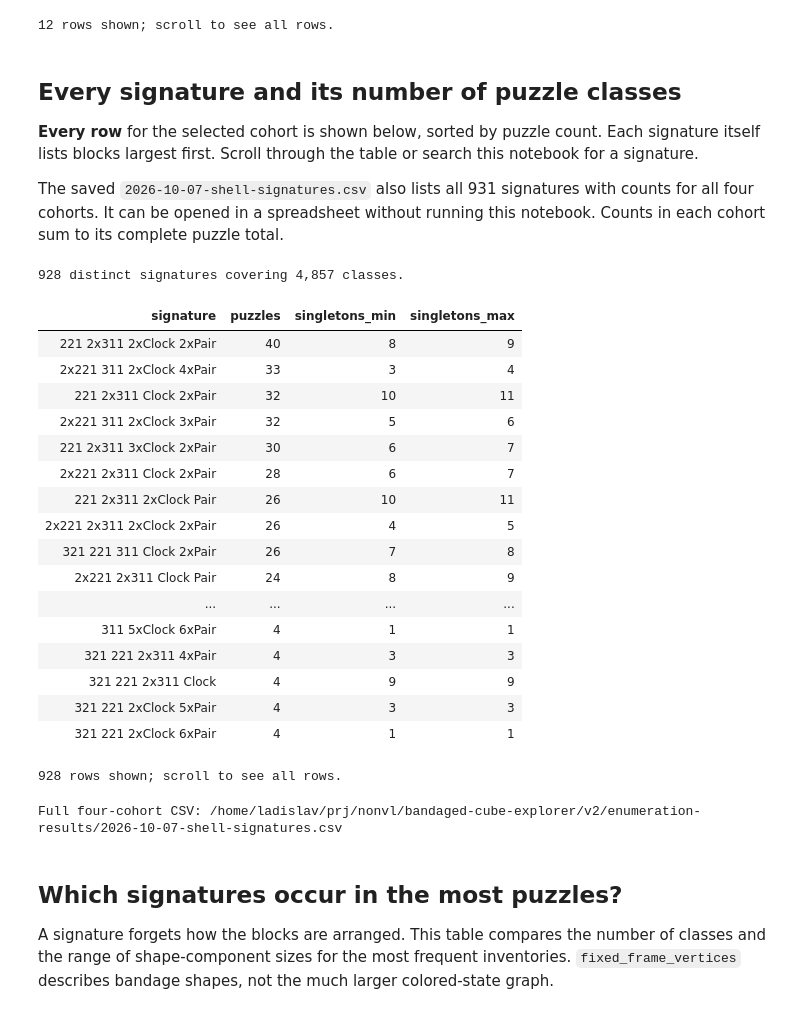
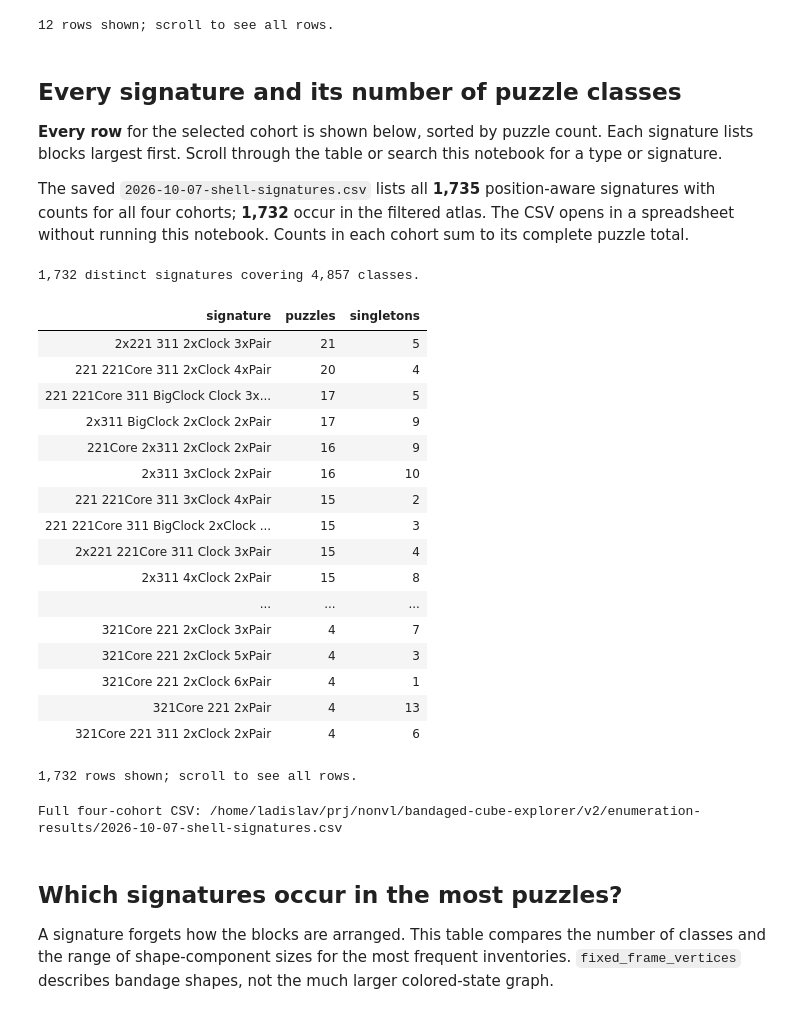
Before and after one commit to ladislavdubravsky/bandaged-cube-explorer, a Jupyter notebook: v2/examples/PuzzleSignatures.ipynb, the cells around one changed output. Saved outputs shown, nothing was run; the diff lists cells and outputs as text; code cells hidden in the pictures.

```diff
--- a/v2/examples/PuzzleSignatures.ipynb
+++ b/v2/examples/PuzzleSignatures.ipynb
@@ -268,35 +277,36 @@ Domino-only classes with at least two Clocks and two Pairs: 41
 # %% [markdown]
 ## Every signature and its number of puzzle classes
 
-**Every row** for the selected cohort is shown below, sorted by puzzle count. Each signature itself lists blocks largest first. Scroll through the table or search this notebook for a signature.
+**Every row** for the selected cohort is shown below, sorted by puzzle count. Each signature lists blocks largest first. Scroll through the table or search this notebook for a type or signature.
 
-The saved `2026-10-07-shell-signatures.csv` also lists all 931 signatures with counts for all four cohorts. It can be opened in a spreadsheet without running this notebook. Counts in each cohort sum to its complete puzzle total.
+The saved `2026-10-07-shell-signatures.csv` lists all **1,735** position-aware signatures with counts for all four cohorts; **1,732** occur in the filtered atlas. The CSV opens in a spreadsheet without running this notebook. Counts in each cohort sum to its complete puzzle total.
 # %%
 signatures = atlas.signature_counts()
 assert sum(row["puzzles"] for row in signatures) == len(atlas)
+assert all(row["singletons_min"] == row["singletons_max"] for row in signatures)
 print(f"{len(signatures):,} distinct signatures covering {len(atlas):,} classes.")
-table(signatures, max_height=750)
+table(signatures, ["signature", "puzzles", "singletons"], max_height=750)
 print("Full four-cohort CSV:", results / "2026-10-07-shell-signatures.csv")
 # %% [output]
-928 distinct signatures covering 4,857 classes.
+1,732 distinct signatures covering 4,857 classes.
-| signature | puzzles | singletons_min | singletons_max |
-| 221 2x311 2xClock 2xPair | 40 | 8 | 9 |
-| 2x221 311 2xClock 4xPair | 33 | 3 | 4 |
-| 221 2x311 Clock 2xPair | 32 | 10 | 11 |
-| 2x221 311 2xClock 3xPair | 32 | 5 | 6 |
-| 221 2x311 3xClock 2xPair | 30 | 6 | 7 |
-| 2x221 2x311 Clock 2xPair | 28 | 6 | 7 |
-| 221 2x311 2xClock Pair | 26 | 10 | 11 |
-| 2x221 2x311 2xClock 2xPair | 26 | 4 | 5 |
-| 321 221 311 Clock 2xPair | 26 | 7 | 8 |
-| 2x221 2x311 Clock Pair | 24 | 8 | 9 |
-| ... | ... | ... | ... |
-| 311 5xClock 6xPair | 4 | 1 | 1 |
-| 321 221 2x311 4xPair | 4 | 3 | 3 |
-| 321 221 2x311 Clock | 4 | 9 | 9 |
-| 321 221 2xClock 5xPair | 4 | 3 | 3 |
-| 321 221 2xClock 6xPair | 4 | 1 | 1 |
+| signature | puzzles | singletons |
+| 2x221 311 2xClock 3xPair | 21 | 5 |
+| 221 221Core 311 2xClock 4xPair | 20 | 4 |
+| 221 221Core 311 BigClock Clock 3x... | 17 | 5 |
+| 2x311 BigClock 2xClock 2xPair | 17 | 9 |
+| 221Core 2x311 2xClock 2xPair | 16 | 9 |
+| 2x311 3xClock 2xPair | 16 | 10 |
+| 221 221Core 311 3xClock 4xPair | 15 | 2 |
+| 221 221Core 311 BigClock 2xClock ... | 15 | 3 |
+| 2x221 221Core 311 Clock 3xPair | 15 | 4 |
+| 2x311 4xClock 2xPair | 15 | 8 |
+| ... | ... | ... |
+| 321Core 221 2xClock 3xPair | 4 | 7 |
+| 321Core 221 2xClock 5xPair | 4 | 3 |
+| 321Core 221 2xClock 6xPair | 4 | 1 |
+| 321Core 221 2xPair | 4 | 13 |
+| 321Core 221 311 2xClock 2xPair | 4 | 6 |
-928 rows shown; scroll to see all rows.
+1,732 rows shown; scroll to see all rows.
 Full four-cohort CSV: /home/ladislav/prj/nonvl/bandaged-cube-explorer/v2/enumeration-results/2026-10-07-shell-signatures.csv
 # %% [markdown]
 ## Which signatures occur in the most puzzles?
```
Also changed, not shown: parts of 13 cells of this notebook, 5 other files.
